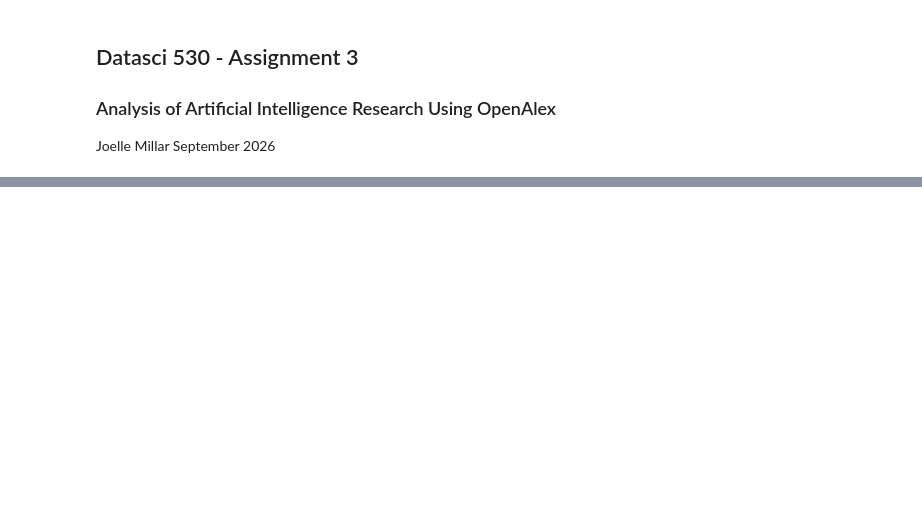
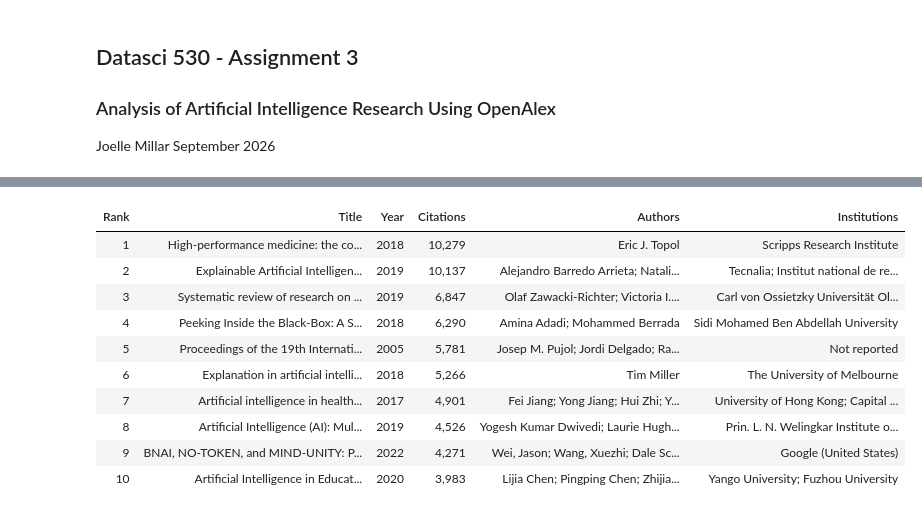
Before and after one commit to joellemil/datasci530fall2026, a Jupyter notebook: Assignment 3/Assignment3.ipynb, the cells around one changed output, grey strips where cells are left out. Saved outputs shown, nothing was run; the diff lists cells and outputs as text; code cells hidden in the pictures; blank space fills up the shorter version.

```diff
--- a/Assignment 3/Assignment3.ipynb
+++ b/Assignment 3/Assignment3.ipynb
@@ -49,0 +201,85 @@ data["meta"]["count"]
+# %%
+params = {
+    "filter": 'title.search:"artificial intelligence",from-publication-date:2000-01-01',
+    "sort": "cited_by_count:desc",
+    "per_page": 10,
+    "select": "id,title,publication_year,cited_by_count,authorships",
+    "api_key": API_KEY,
+}
+
+response = requests.get(URL, params=params)
+response.raise_for_status()
+
+results = response.json()["results"]
+
+# Check that the expected number of works was returned
+assert len(results) == 10, "Expected 10 highly cited works"
+
+rows = []
+
+for rank, work in enumerate(results, start=1):
+
+    # Extract author names
+    authors = [
+        a["author"]["display_name"]
+        for a in work["authorships"]
+        if a.get("author") and a["author"].get("display_name")
+    ]
+
+    # Extract unique institutions
+    institutions = []
+
+    for authorship in work["authorships"]:
+        for institution in authorship.get("institutions", []):
+            name = institution.get("display_name")
+
+            if name and name not in institutions:
+                institutions.append(name)
+
+    # Format authors
+    authors_display = "; ".join(authors[:6])
+
+    if len(authors) > 6:
+        authors_display += f"; et al. ({len(authors)} authors)"
+
+    # Format institutions
+    if institutions:
+        institutions_display = "; ".join(institutions[:6])
+
+        if len(institutions) > 6:
+            institutions_display += f"; +{len(institutions) - 6} more"
+    else:
+        institutions_display = "Not reported"
+
+    rows.append({
+        "Rank": rank,
+        "Title": work.get("title"),
+        "Year": work.get("publication_year"),
+        "Citations": work.get("cited_by_count", 0),
+        "Authors": authors_display,
+        "Institutions": institutions_display,
+    })
+
+top10 = pd.DataFrame(rows)
+
+# Quality checks
+assert len(top10) == 10, "Expected 10 highly cited works"
+assert top10["Title"].notna().all(), "Some titles are missing"
+assert top10["Citations"].notna().all(), "Some citation counts are missing"
+
+display(
+    top10
+    .style
+    .hide(axis="index")
+    .format({"Citations": "{:,}"})
+    .set_properties(**{
+        "text-align": "left",
+        "white-space": "pre-wrap",
+        "vertical-align": "top"
+    })
+    .set_caption(
+        "Table 3. Ten most cited works with 'artificial intelligence' "
+        "in the title (2000 onward)"
+    )
+)
+# %% [output]
@@ -49,0 +287,11 @@ data["meta"]["count"]
+| Rank | Title | Year | Citations | Authors | Institutions |
+| 1 | High-performance medicine: the co... | 2018 | 10,279 | Eric J. Topol | Scripps Research Institute |
+| 2 | Explainable Artificial Intelligen... | 2019 | 10,137 | Alejandro Barredo Arrieta; Natali... | Tecnalia; Institut national de re... |
+| 3 | Systematic review of research on ... | 2019 | 6,847 | Olaf Zawacki‐Richter; Victoria I.... | Carl von Ossietzky Universität Ol... |
+| 4 | Peeking Inside the Black-Box: A S... | 2018 | 6,290 | Amina Adadi; Mohammed Berrada | Sidi Mohamed Ben Abdellah University |
+| 5 | Proceedings of the 19th Internati... | 2005 | 5,781 | Josep M. Pujol; Jordi Delgado; Ra... | Not reported |
+| 6 | Explanation in artificial intelli... | 2018 | 5,266 | Tim Miller | The University of Melbourne |
+| 7 | Artificial intelligence in health... | 2017 | 4,901 | Fei Jiang; Yong Jiang; Hui Zhi; Y... | University of Hong Kong; Capital ... |
+| 8 | Artificial Intelligence (AI): Mul... | 2019 | 4,526 | Yogesh Kumar Dwivedi; Laurie Hugh... | Prin. L. N. Welingkar Institute o... |
+| 9 | BNAI, NO-TOKEN, and MIND-UNITY: P... | 2022 | 4,271 | Wei, Jason; Wang, Xuezhi; Dale Sc... | Google (United States) |
+| 10 | Artificial Intelligence in Educat... | 2020 | 3,983 | Lijia Chen; Pingping Chen; Zhijia... | Yango University; Fuzhou University |
```
Also changed, not shown: parts of 17 cells of this notebook, 1 other file.
